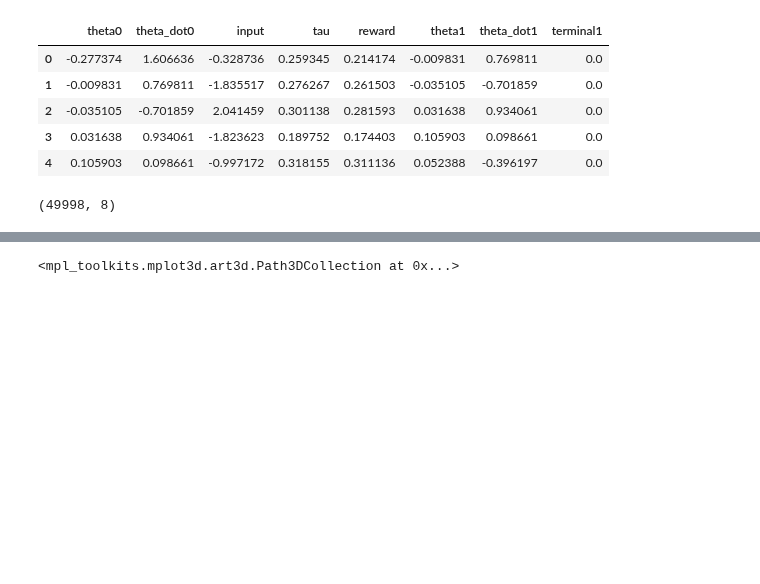
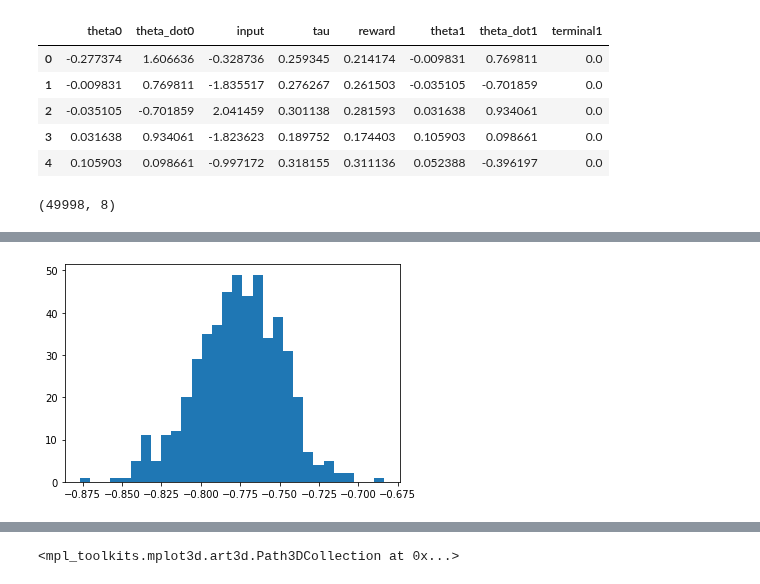
Before and after one commit to ibuki1024/eventDDPG, a Jupyter notebook: notebook/self_trigger/self_trigger_split.ipynb, the cells around one changed output, grey strips where cells are left out. Cells and saved outputs as stored; diff of their text form; code cells hidden in the pictures; blank space fills up the shorter version.

```diff
--- a/notebook/self_trigger/self_trigger_split.ipynb
+++ b/notebook/self_trigger/self_trigger_split.ipynb
@@ -108,2 +107,0 @@ Interval 24 (230000 steps performed)
-# %%
-a.fit(env, l=l, nb_steps=step, visualize=0, verbose=1, nb_max_episode_steps=episode_step)
@@ -180,3 +166,12 @@ arr = np.array(tmp.values)
 arr.shape
 # %% [output]
 (49998, 8)
+# %%
+#learning
+l = 1.
+a = agent2((2,), (2,))
+actor_optimizer, critic_optimizer = Adam(lr=100., clipnorm=1.), Adam(lr=0.001, clipnorm=1.) # actorの方は何でもいい
+optimizer = [actor_optimizer, critic_optimizer]
+a.compile(optimizer=optimizer, metrics=["mse"], action_lr=0.0001, tau_lr=0.001)
+# a.actor = make_standup_agent(a.actor, .5, env, epochs=100, verbose=False)
+a.load_weights('./saved_agent/learned_self_noisy.h5')
@@ -182,0 +190,46 @@ arr.shape
+# %%
+%%time
+def rad_clip(th):
+    r = abs(th)
+    while r > np.pi:
+        r -= 2 * np.pi
+    th = np.sign(th) * r
+    return th
+
+statics = []
+for i in range(500):
+    l = 1.
+    a.training = False
+    start_state = np.array([1.1, 1.4])
+    a_agent, tau = a.forward(start_state)
+    rewards = []
+    #statess = []
+
+    for j in range(20):
+        states = [start_state]
+        reward = 0
+        env.reset()
+        env.set_state(start_state)
+        action_repetition = int(np.ceil(20 * tau))  # minimum natural number which makes `dt` smaller than 0.005
+        dt = tau / action_repetition
+        for p in range(action_repetition):
+            _,r,_,_ = env.step(np.array([a_agent]), dt, tau)
+            #states.append(env.state)
+            reward += r
+        reward *= dt
+        reward += - 0.01 * a_agent**2 + l * tau
+        rewards.append(reward)
+        #statess.append(np.array(states))
+
+    expectation = np.mean(rewards)
+    statics.append(expectation)
+#for i, states in enumerate(statess):
+    #plt.plot(states[:,0], states[:,1], label=f'{i}-th path')
+
+#plt.legend()
+#plt.show()
+plt.hist(statics,bins=30)
+plt.show()
+print(np.mean(statics), np.var(statics))
+# %% [output]
+[figure, added]
```
Also changed, not shown: parts of 7 cells of this notebook, 4 other files.
